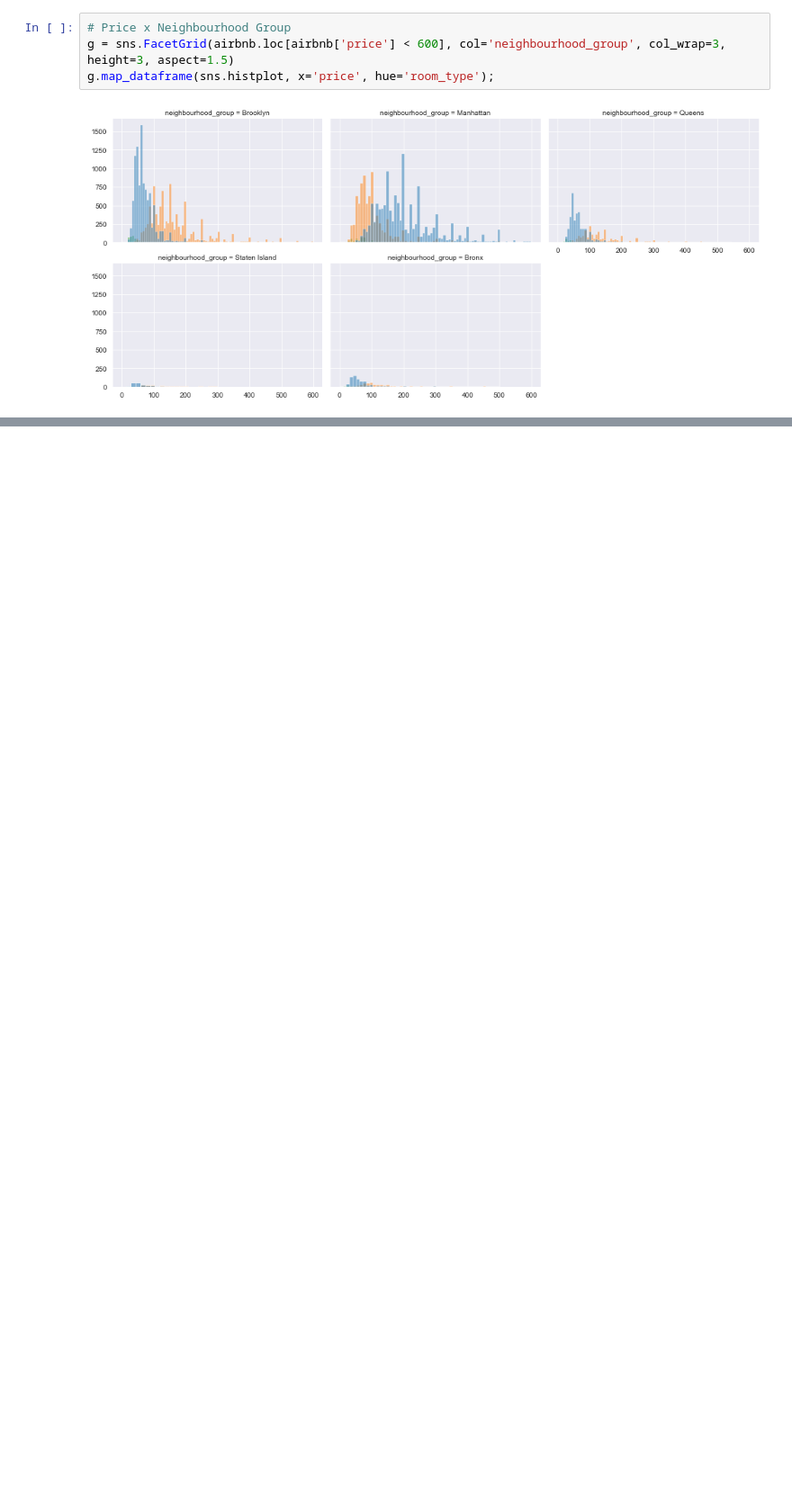
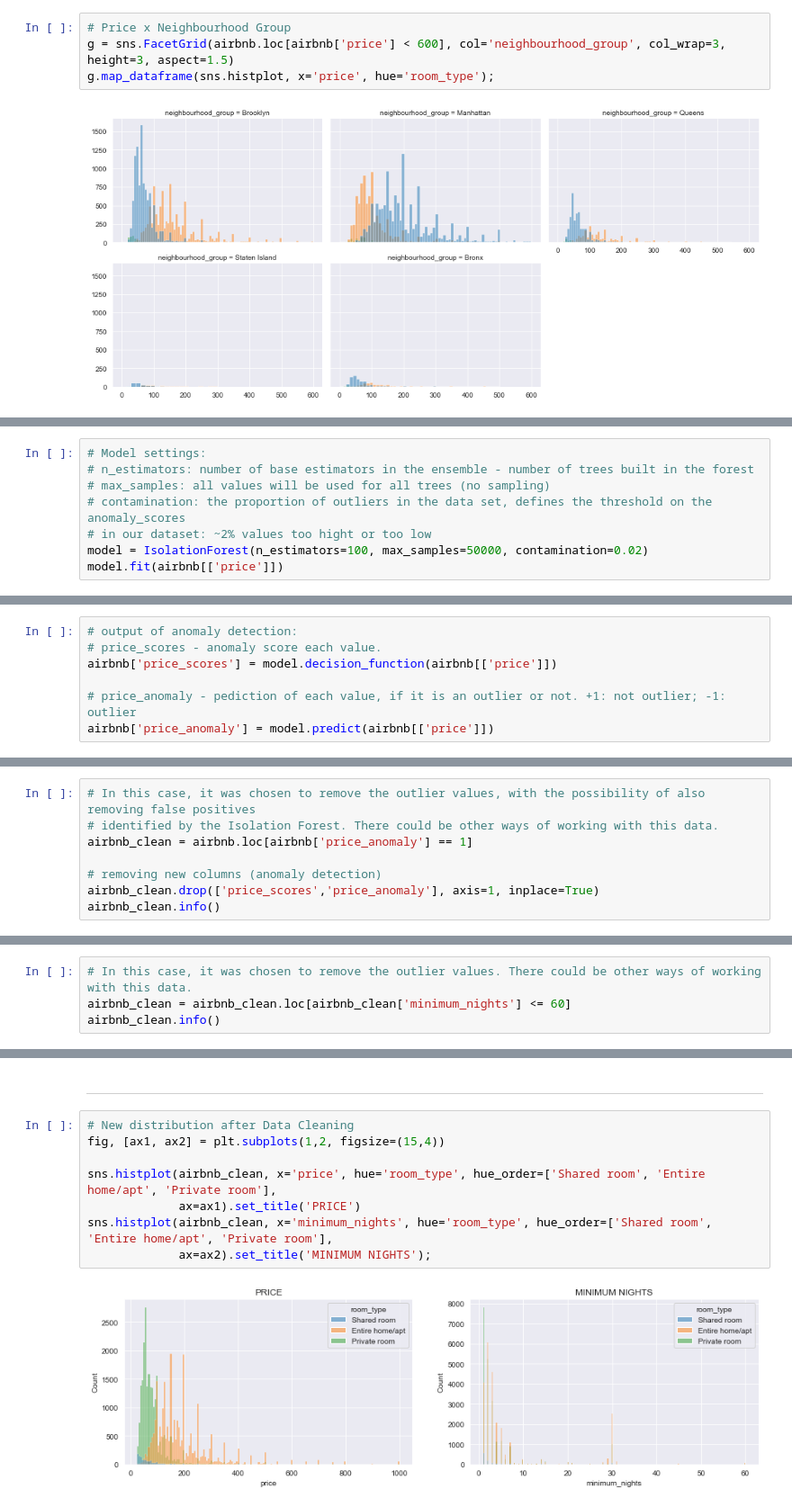
Before and after one commit to anabeatrizfig/ARCH_DATA_airbnb, a Jupyter notebook: code/airbnb_exploration.ipynb, the cells around one changed output, grey strips where cells are left out. Shown at 90% size. Cells and saved outputs as stored; diff of their text form; blank space fills up the shorter version.

```diff
--- a/code/airbnb_exploration.ipynb
+++ b/code/airbnb_exploration.ipynb
@@ -218,0 +256,8 @@ sns.boxplot(data=airbnb.loc[airbnb['minimum_nights'] < 30], x='room_type', y='mi
+# %%
+# Model settings:
+# n_estimators: number of base estimators in the ensemble - number of trees built in the forest
+# max_samples: all values will be used for all trees (no sampling)
+# contamination: the proportion of outliers in the data set, defines the threshold on the anomaly_scores
+# in our dataset: ~2% values too hight or too low
+model = IsolationForest(n_estimators=100, max_samples=50000, contamination=0.02)
+model.fit(airbnb[['price']])
@@ -218,0 +268,7 @@ sns.boxplot(data=airbnb.loc[airbnb['minimum_nights'] < 30], x='room_type', y='mi
+# %%
+# output of anomaly detection:
+# price_scores - anomaly score each value.
+airbnb['price_scores'] = model.decision_function(airbnb[['price']])
+
+# price_anomaly - pediction of each value, if it is an outlier or not. +1: not outlier; -1: outlier
+airbnb['price_anomaly'] = model.predict(airbnb[['price']])
@@ -218,0 +309,8 @@ sns.boxplot(data=airbnb.loc[airbnb['minimum_nights'] < 30], x='room_type', y='mi
+# %%
+# In this case, it was chosen to remove the outlier values, with the possibility of also removing false positives
+# identified by the Isolation Forest. There could be other ways of working with this data.
+airbnb_clean = airbnb.loc[airbnb['price_anomaly'] == 1]
+
+# removing new columns (anomaly detection)
+airbnb_clean.drop(['price_scores','price_anomaly'], axis=1, inplace=True)
+airbnb_clean.info()
@@ -218,0 +347,4 @@ sns.boxplot(data=airbnb.loc[airbnb['minimum_nights'] < 30], x='room_type', y='mi
+# %%
+# In this case, it was chosen to remove the outlier values. There could be other ways of working with this data.
+airbnb_clean = airbnb_clean.loc[airbnb_clean['minimum_nights'] <= 60]
+airbnb_clean.info()
@@ -218,0 +387,12 @@ sns.boxplot(data=airbnb.loc[airbnb['minimum_nights'] < 30], x='room_type', y='mi
+# %% [markdown]
+___
+# %%
+# New distribution after Data Cleaning
+fig, [ax1, ax2] = plt.subplots(1,2, figsize=(15,4))
+
+sns.histplot(airbnb_clean, x='price', hue='room_type', hue_order=['Shared room', 'Entire home/apt', 'Private room'],
+             ax=ax1).set_title('PRICE')
+sns.histplot(airbnb_clean, x='minimum_nights', hue='room_type', hue_order=['Shared room', 'Entire home/apt', 'Private room'],
+             ax=ax2).set_title('MINIMUM NIGHTS');
+# %% [output]
+[figure, added]
```
Also changed, not shown: parts of 21 cells of this notebook.
